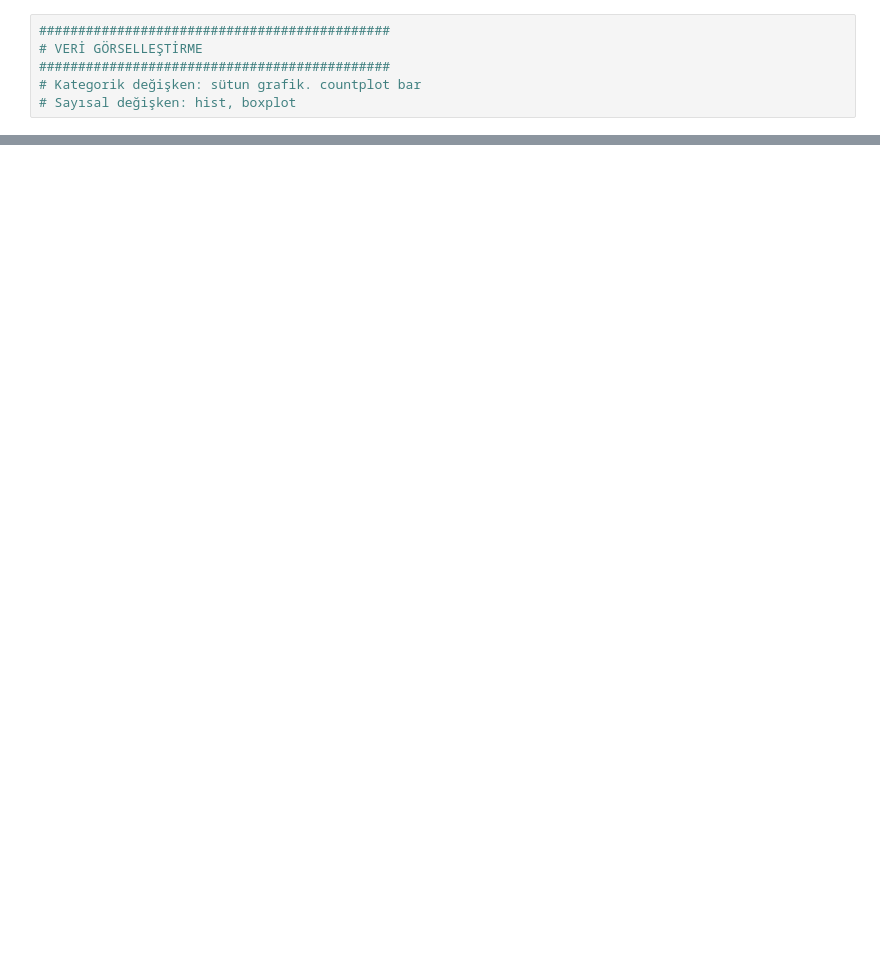
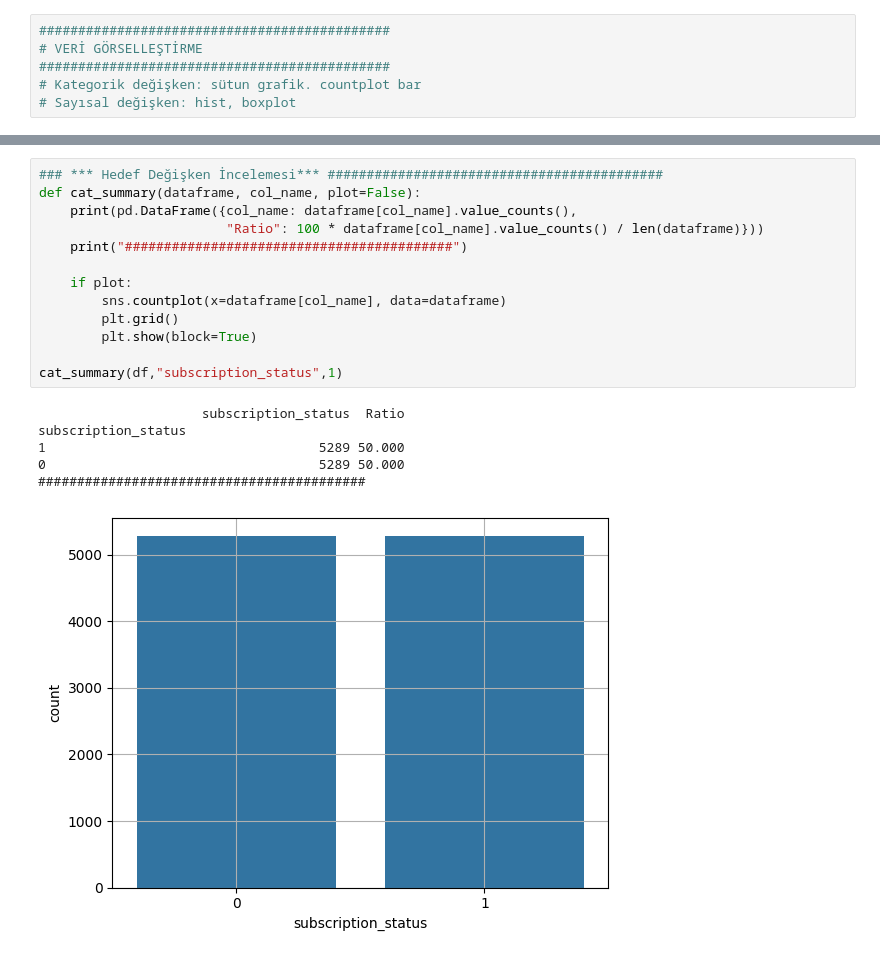
Before and after one commit to Verisan/Bank_Datas_Prediction, a Jupyter notebook: Bank_Data_Prediction.ipynb, the cells around one changed output, grey strips where cells are left out. Cells and saved outputs as stored; diff of their text form; blank space fills up the shorter version.

```diff
--- a/Bank_Data_Prediction.ipynb
+++ b/Bank_Data_Prediction.ipynb
@@ -817,0 +847,20 @@ NameError: name 'df' is not defined
+# %%
+### *** Hedef Değişken İncelemesi*** ###########################################
+def cat_summary(dataframe, col_name, plot=False):
+    print(pd.DataFrame({col_name: dataframe[col_name].value_counts(),
+                        "Ratio": 100 * dataframe[col_name].value_counts() / len(dataframe)}))
+    print("##########################################")
+
+    if plot:
+        sns.countplot(x=dataframe[col_name], data=dataframe)
+        plt.grid()
+        plt.show(block=True)
+
+cat_summary(df,"subscription_status",1)
+# %% [output]
+                     subscription_status  Ratio
+subscription_status
+1                                   5289 50.000
+0                                   5289 50.000
+##########################################
+[figure, added]
```
Also changed, not shown: parts of 103 cells of this notebook.
